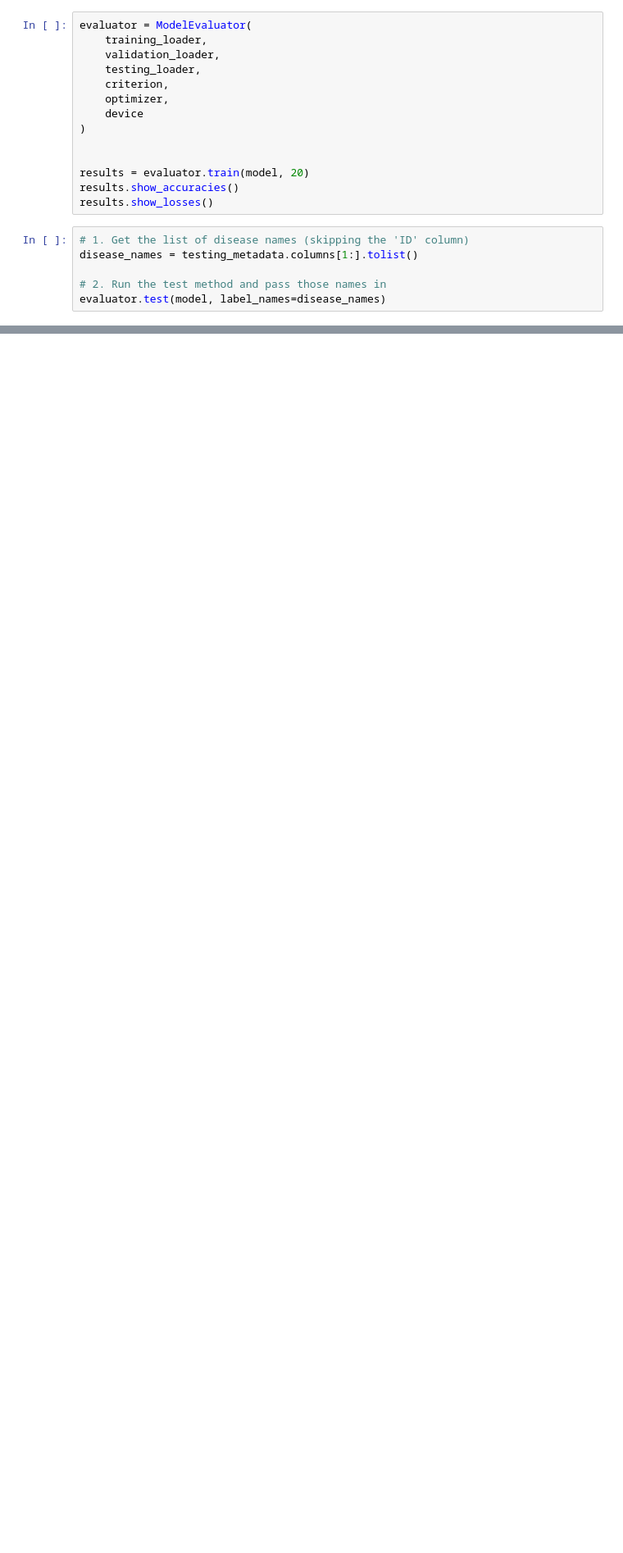
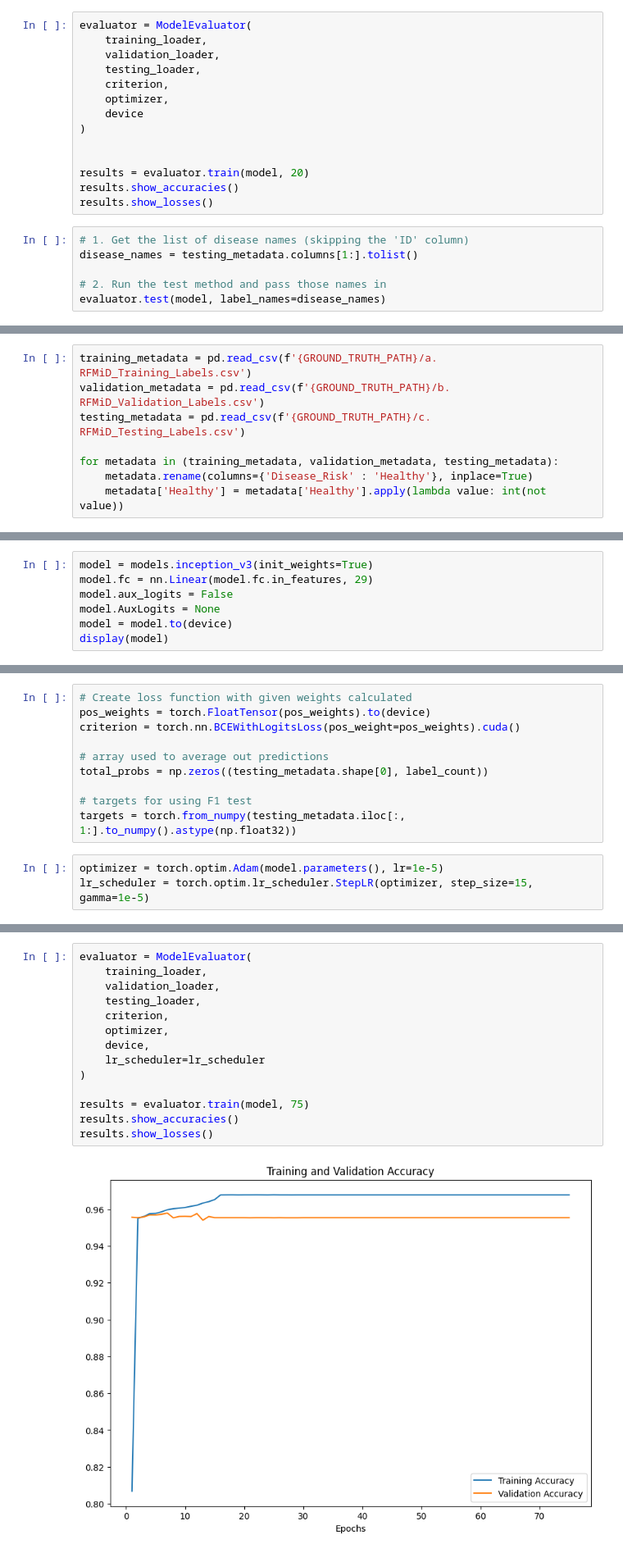
Before and after one commit to OlivesnPink/CompHealthAndMedFinal, a Jupyter notebook: EyeDiseaseDetectionFinalSubmission.ipynb, the cells around one changed output, grey strips where cells are left out. Shown at 82% size. Drawn from its saved outputs; the diff is of its cells as text; blank space fills up the shorter version.

```diff
--- a/EyeDiseaseDetectionFinalSubmission.ipynb
+++ b/EyeDiseaseDetectionFinalSubmission.ipynb
@@ -939,0 +1259,8 @@ evaluator.test(model, label_names=disease_names)
+# %%
+training_metadata = pd.read_csv(f'{GROUND_TRUTH_PATH}/a. RFMiD_Training_Labels.csv')
+validation_metadata = pd.read_csv(f'{GROUND_TRUTH_PATH}/b. RFMiD_Validation_Labels.csv')
+testing_metadata = pd.read_csv(f'{GROUND_TRUTH_PATH}/c. RFMiD_Testing_Labels.csv')
+
+for metadata in (training_metadata, validation_metadata, testing_metadata):
+    metadata.rename(columns={'Disease_Risk' : 'Healthy'}, inplace=True)
+    metadata['Healthy'] = metadata['Healthy'].apply(lambda value: int(not value))
@@ -939,0 +1295,7 @@ evaluator.test(model, label_names=disease_names)
+# %%
+model = models.inception_v3(init_weights=True)
+model.fc = nn.Linear(model.fc.in_features, 29)
+model.aux_logits = False
+model.AuxLogits = None
+model = model.to(device)
+display(model)
@@ -939,0 +1372,13 @@ evaluator.test(model, label_names=disease_names)
+# %%
+# Create loss function with given weights calculated
+pos_weights = torch.FloatTensor(pos_weights).to(device)
+criterion = torch.nn.BCEWithLogitsLoss(pos_weight=pos_weights).cuda()
+
+# array used to average out predictions
+total_probs = np.zeros((testing_metadata.shape[0], label_count))
+
+# targets for using F1 test
+targets = torch.from_numpy(testing_metadata.iloc[:, 1:].to_numpy().astype(np.float32))
+# %%
+optimizer = torch.optim.Adam(model.parameters(), lr=1e-5)
+lr_scheduler = torch.optim.lr_scheduler.StepLR(optimizer, step_size=15, gamma=1e-5)
@@ -939,0 +1387,16 @@ evaluator.test(model, label_names=disease_names)
+# %%
+evaluator = ModelEvaluator(
+    training_loader,
+    validation_loader,
+    testing_loader,
+    criterion,
+    optimizer,
+    device,
+    lr_scheduler=lr_scheduler
+)
+
+results = evaluator.train(model, 75)
+results.show_accuracies()
+results.show_losses()
+# %% [output]
+[figure, added]
```
Also changed, not shown: parts of 18 cells of this notebook.
